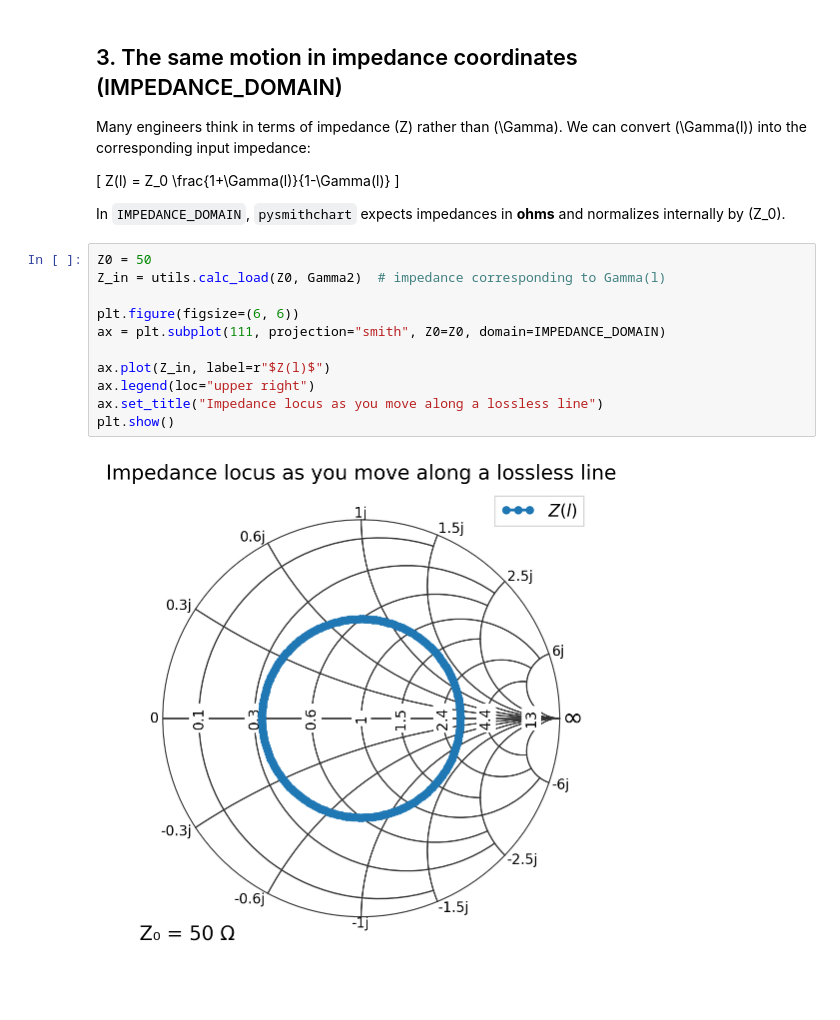
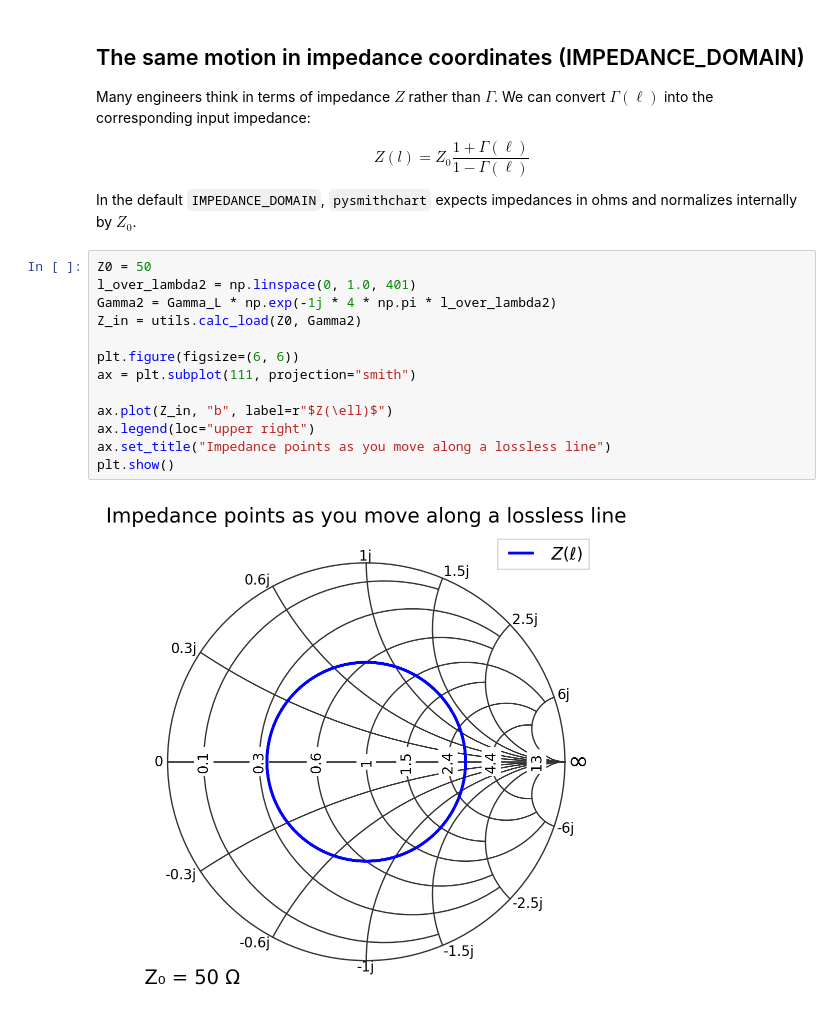
Before and after one commit to scottprahl/pysmithchart, a Jupyter notebook: docs/05_transmission_lines.ipynb, the cells around one changed output. Saved outputs shown, nothing was run; the diff lists cells and outputs as text; blank space fills up the shorter version.

```diff
--- a/docs/05_transmission_lines.ipynb
+++ b/docs/05_transmission_lines.ipynb
@@ -106,25 +110,27 @@ plt.show()
 # %% [markdown]
-## 3. The same motion in impedance coordinates (IMPEDANCE_DOMAIN)
+## The same motion in impedance coordinates (IMPEDANCE_DOMAIN)
 
-Many engineers think in terms of impedance \(Z\) rather than \(\Gamma\).
-We can convert \(\Gamma(l)\) into the corresponding input impedance:
+Many engineers think in terms of impedance $Z$ rather than $\Gamma$.
+We can convert $\Gamma(\ell)$ into the corresponding input impedance:
 
-\[
-Z(l) = Z_0 \frac{1+\Gamma(l)}{1-\Gamma(l)}
-\]
+$$
+Z(l) = Z_0 \frac{1+\Gamma(\ell)}{1-\Gamma(\ell)}
+$$
 
-In `IMPEDANCE_DOMAIN`, `pysmithchart` expects impedances in **ohms** and normalizes internally by \(Z_0\).
+In the default `IMPEDANCE_DOMAIN`, `pysmithchart` expects impedances in ohms and normalizes internally by $Z_0$.
 # %%
 Z0 = 50
-Z_in = utils.calc_load(Z0, Gamma2)  # impedance corresponding to Gamma(l)
+l_over_lambda2 = np.linspace(0, 1.0, 401)
+Gamma2 = Gamma_L * np.exp(-1j * 4 * np.pi * l_over_lambda2)
+Z_in = utils.calc_load(Z0, Gamma2)
 
 plt.figure(figsize=(6, 6))
-ax = plt.subplot(111, projection="smith", Z0=Z0, domain=IMPEDANCE_DOMAIN)
+ax = plt.subplot(111, projection="smith")
 
-ax.plot(Z_in, label=r"$Z(l)$")
+ax.plot(Z_in, "b", label=r"$Z(\ell)$")
 ax.legend(loc="upper right")
-ax.set_title("Impedance locus as you move along a lossless line")
+ax.set_title("Impedance points as you move along a lossless line")
 plt.show()
 # %% [output]
-[figure, old version]
+[figure, new version]
 # %% [markdown]
```
Also changed, not shown: parts of 14 cells of this notebook, 1 other file.
